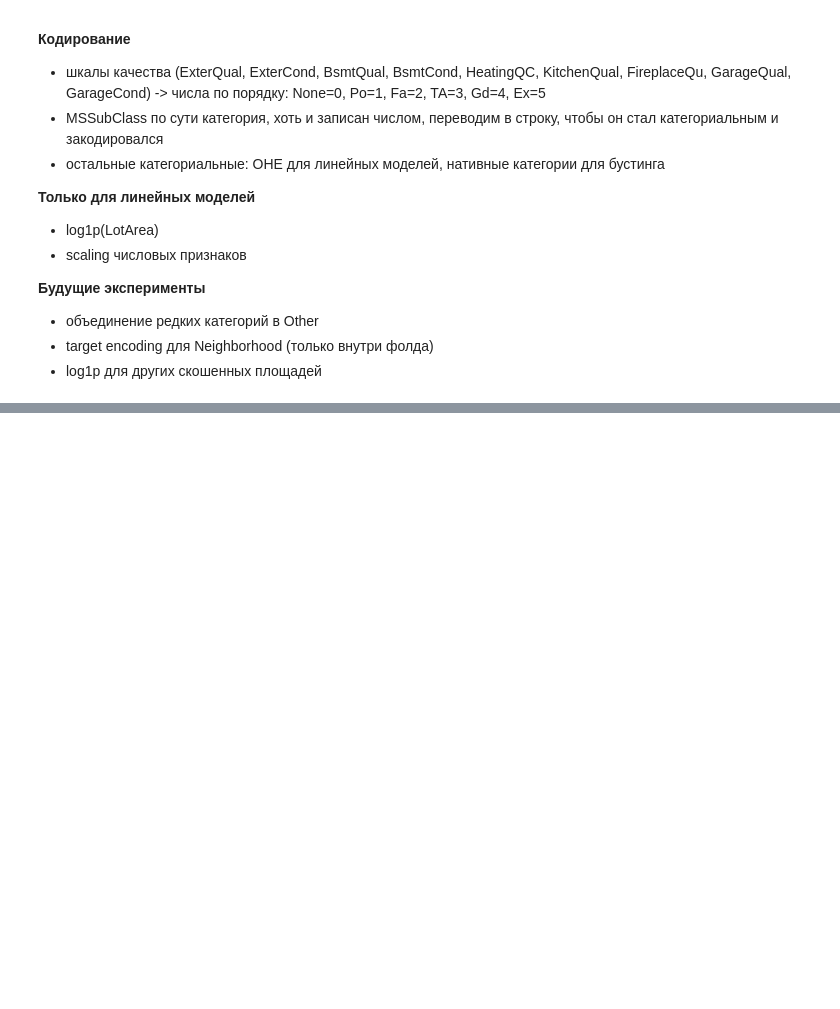
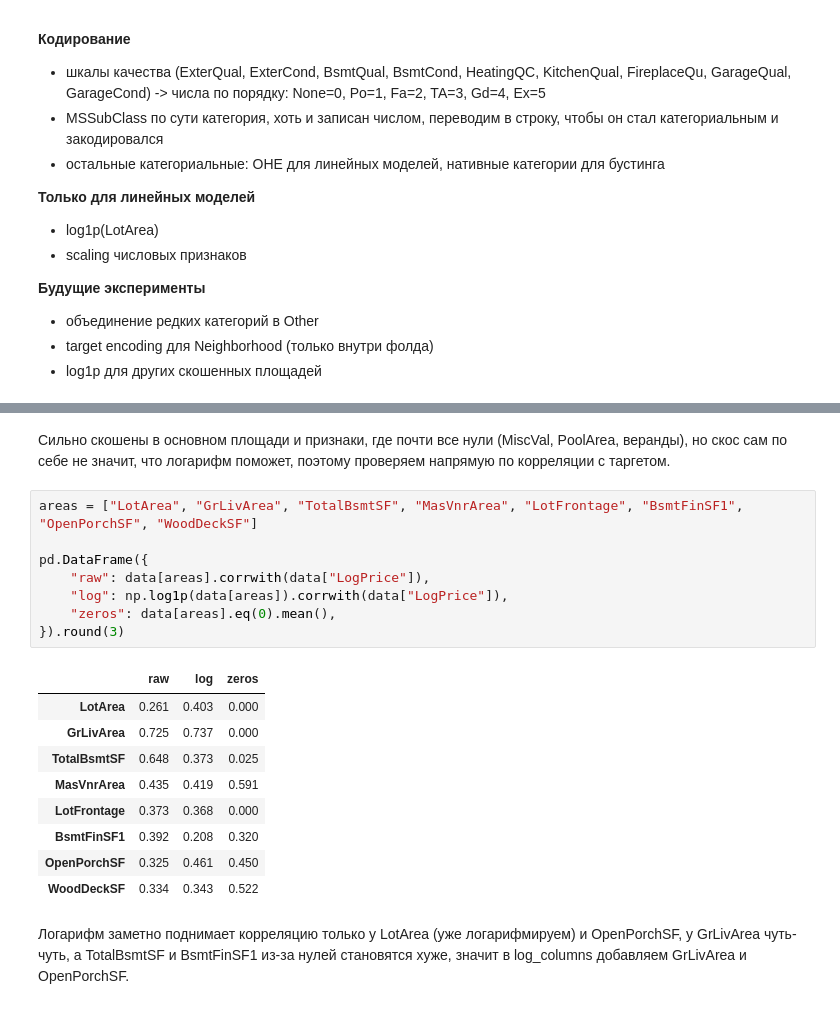
Before and after one commit to 2Gpb/HousePricingPipeline, a Jupyter notebook: notebooks/draft.ipynb, the cells around one changed output, grey strips where cells are left out. Drawn from its saved outputs; the diff is of its cells as text; blank space fills up the shorter version.

```diff
--- a/notebooks/draft.ipynb
+++ b/notebooks/draft.ipynb
@@ -508,0 +679,22 @@ dtype: float64
+# %% [markdown]
+Сильно скошены в основном площади и признаки, где почти все нули (MiscVal, PoolArea, веранды), но скос сам по себе не значит, что логарифм поможет, поэтому проверяем напрямую по корреляции с таргетом.
+# %%
+areas = ["LotArea", "GrLivArea", "TotalBsmtSF", "MasVnrArea", "LotFrontage", "BsmtFinSF1", "OpenPorchSF", "WoodDeckSF"]
+
+pd.DataFrame({
+    "raw": data[areas].corrwith(data["LogPrice"]),
+    "log": np.log1p(data[areas]).corrwith(data["LogPrice"]),
+    "zeros": data[areas].eq(0).mean(),
+}).round(3)
+# %% [output]
+|  | raw | log | zeros |
+| LotArea | 0.261 | 0.403 | 0.000 |
+| GrLivArea | 0.725 | 0.737 | 0.000 |
+| TotalBsmtSF | 0.648 | 0.373 | 0.025 |
+| MasVnrArea | 0.435 | 0.419 | 0.591 |
+| LotFrontage | 0.373 | 0.368 | 0.000 |
+| BsmtFinSF1 | 0.392 | 0.208 | 0.320 |
+| OpenPorchSF | 0.325 | 0.461 | 0.450 |
+| WoodDeckSF | 0.334 | 0.343 | 0.522 |
+# %% [markdown]
+Логарифм заметно поднимает корреляцию только у LotArea (уже логарифмируем) и OpenPorchSF, у GrLivArea чуть-чуть, а TotalBsmtSF и BsmtFinSF1 из-за нулей становятся хуже, значит в log_columns добавляем GrLivArea и OpenPorchSF.
```
Also changed, not shown: parts of 28 cells of this notebook, 2 other files.
